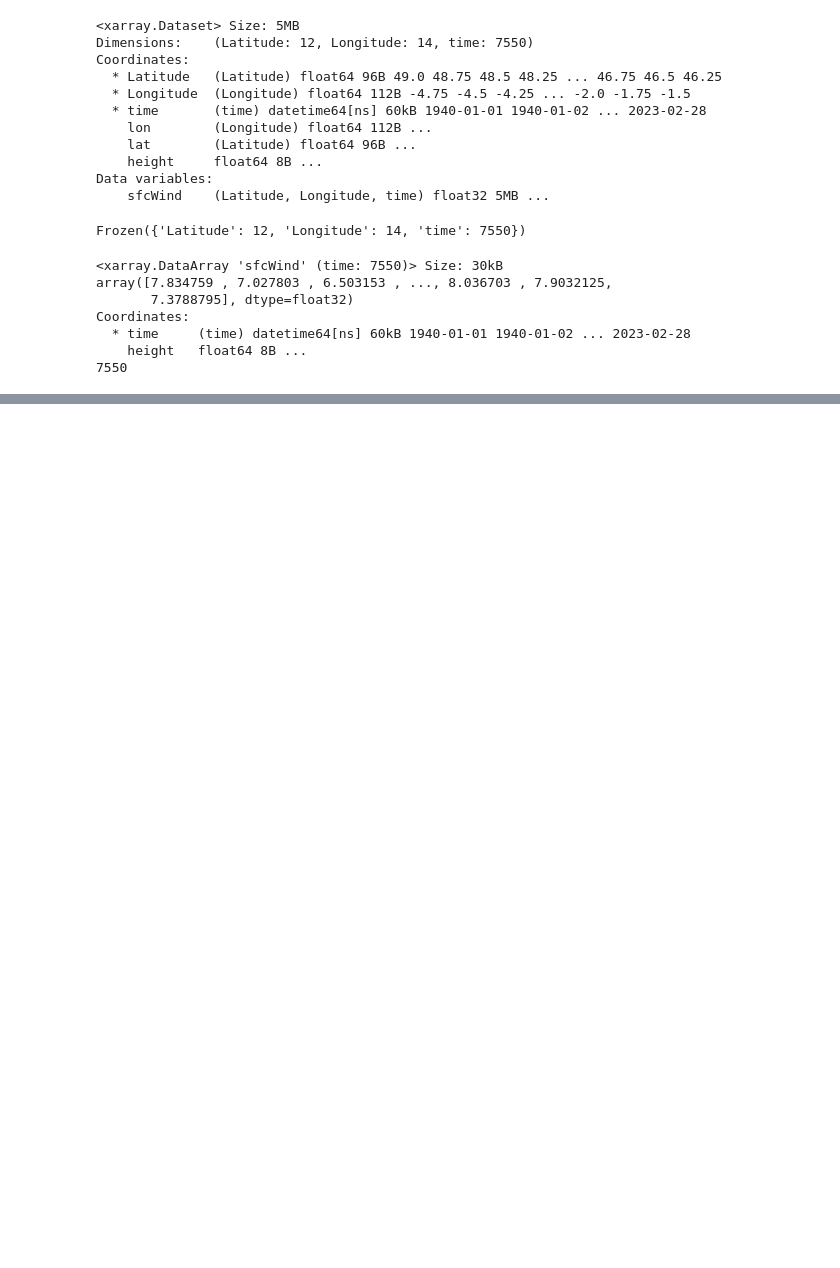
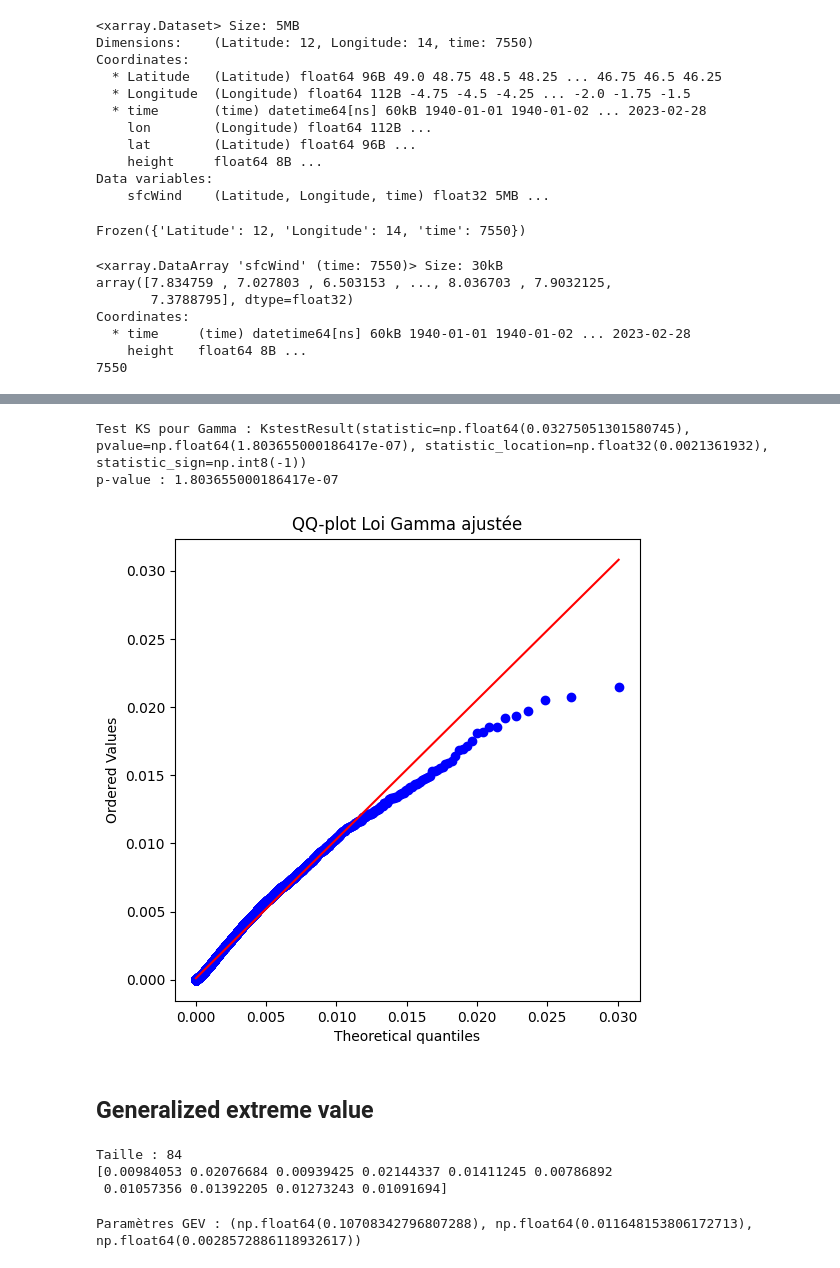
Before and after one commit to Faza20-lab/Projet_stats, a Jupyter notebook: Projet_stats.ipynb, the cells around one changed output, grey strips where cells are left out. Cells and saved outputs as stored; diff of their text form; code cells hidden in the pictures; blank space fills up the shorter version.

```diff
--- a/Projet_stats.ipynb
+++ b/Projet_stats.ipynb
@@ -223,0 +264,38 @@ Attributes:
+# %%
+# Test KS (Kolmogorov-Smirnov) pour la qualité d’ajustement
+ks_gamma = kstest(X, 'gamma', params_gamma)
+print("Test KS pour Gamma :", ks_gamma)
+print("p-value :", ks_gamma.pvalue)
+# %% [output]
+Test KS pour Gamma : KstestResult(statistic=np.float64(0.03275051301580745), pvalue=np.float64(1.803655000186417e-07), statistic_location=np.float32(0.0021361932), statistic_sign=np.int8(-1))
+p-value : 1.803655000186417e-07
+# %%
+# Diagramme Quantile-Quantile de la Gamma
+plt.figure(figsize=(6,6))
+st.probplot(X, dist=gamma(*params_gamma), plot=plt)
+plt.title("QQ-plot Loi Gamma ajustée")
+plt.show()
+# %% [output]
+[figure, added]
+# %% [markdown]
+## **Generalized extreme value**
+# %%
+#Extraire le maximum DJF de chaque année: maximum par bloc (=hiver)
+
+# Regrouper chaque date par année => ajouter la coordonnée "year"
+years = ds_djf['time'].dt.year
+
+# Maximum de X pour chaque année DJF
+X_max = X.groupby(years).max().values
+print("Taille :", len(X_max))
+print(X_max[:10])
+# %% [output]
+Taille : 84
+[0.00984053 0.02076684 0.00939425 0.02144337 0.01411245 0.00786892
+ 0.01057356 0.01392205 0.01273243 0.01091694]
+# %%
+# Fit GEV
+params_gev = genextreme.fit(X_max)
+print("Paramètres GEV :", params_gev)
+# %% [output]
+Paramètres GEV : (np.float64(0.10708342796807288), np.float64(0.011648153806172713), np.float64(0.0028572886118932617))
```
Also changed, not shown: parts of 68 cells of this notebook.
